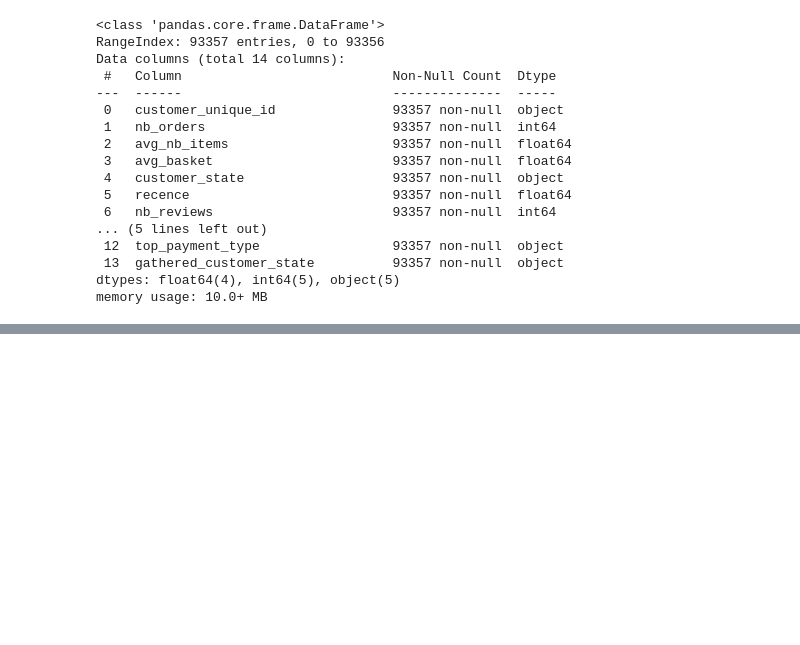
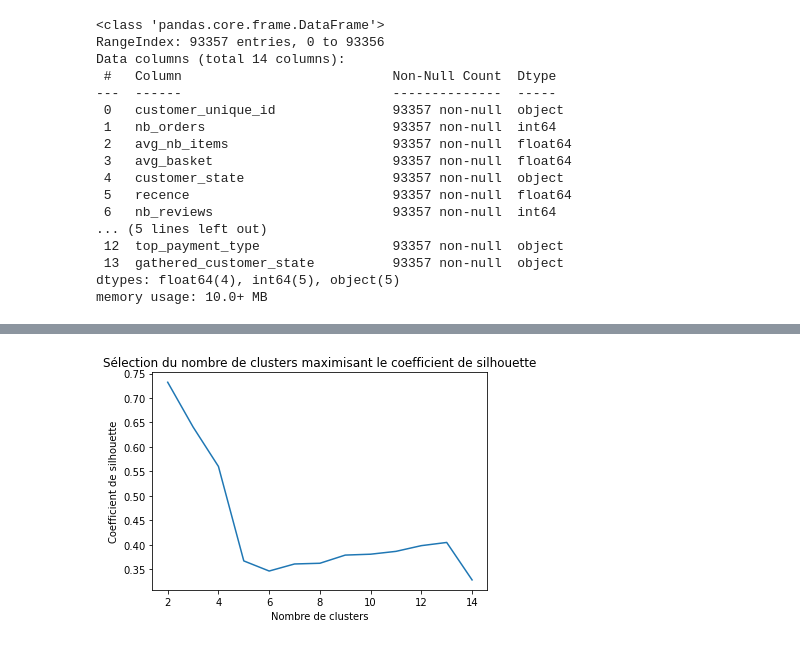
Before and after one commit to sebastienbourgeois/oc-p5-segmenter-clients-site-ecommerce, a Jupyter notebook: POLIST_02_notebookessais.ipynb, the cells around one changed output, grey strips where cells are left out. Cells and saved outputs as stored; diff of their text form; code cells hidden in the pictures; blank space fills up the shorter version.

```diff
--- a/POLIST_02_notebookessais.ipynb
+++ b/POLIST_02_notebookessais.ipynb
@@ -297,0 +308,8 @@ for nb_clusters in liste_nb_clusters:
+# %%
+plt.plot(liste_nb_clusters, scores_silhouette)
+plt.xlabel("Nombre de clusters")
+plt.ylabel("Coefficient de silhouette")
+plt.title("Sélection du nombre de clusters maximisant le coefficient de silhouette")
+plt.show()
+# %% [output]
+[figure, added]
```
Also changed, not shown: parts of 7 cells of this notebook.
